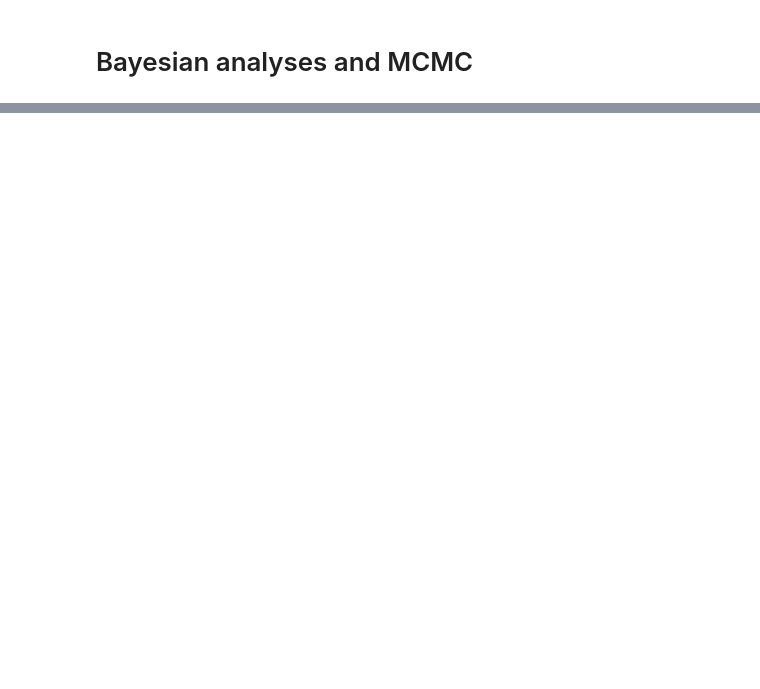
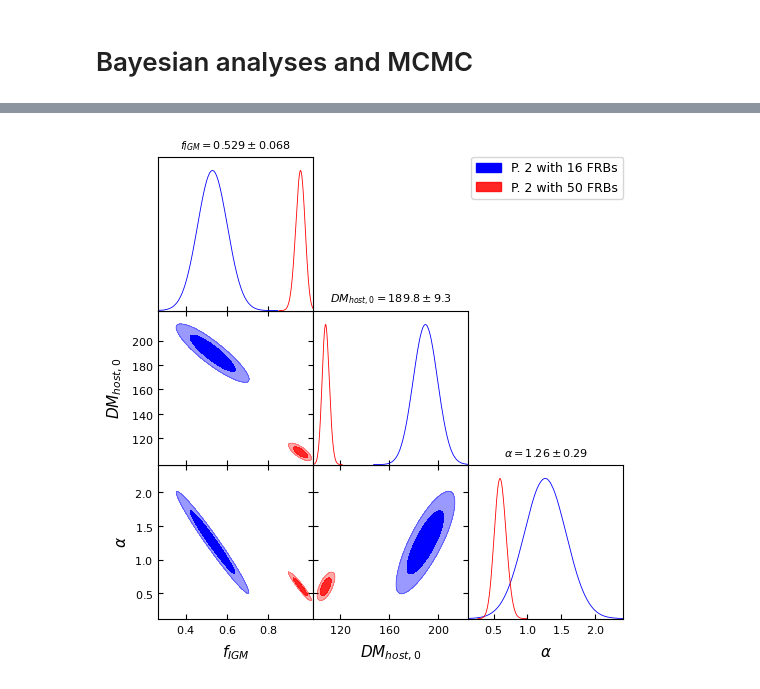
Before and after one commit to lazarolima/cosmology_reconstruction-_frb, a Jupyter notebook: 52frbs_bingo.ipynb, the cells around one changed output, grey strips where cells are left out. Saved outputs shown, nothing was run; the diff lists cells and outputs as text; code cells hidden in the pictures; blank space fills up the shorter version.

```diff
--- a/52frbs_bingo.ipynb
+++ b/52frbs_bingo.ipynb
@@ -231,0 +269,3 @@ plt.ylim(ymin=600, ymax=1500)
+# %%
+result2_50 = sampler_p2_50.run(min_num_live_points=400)
+sampler_p2_50.print_results()
@@ -231,0 +442,12 @@ plt.ylim(ymin=600, ymax=1500)
+# %%
+# Plotando os Triangle plots
+g = plots.get_subplot_plotter()
+mcsamples2_16.updateSettings({'smooth_scale_2D': 0.9, 'smooth_scale_1D': 0.9})
+mcsamples2_50.updateSettings({'smooth_scale_2D': 0.9, 'smooth_scale_1D': 0.9})
+g.settings.num_plot_contours = 2
+g.triangle_plot([mcsamples2_16, mcsamples2_50], filled=True, contour_colors=['blue', 'red'],
+                legend_labels=['P. 2 with 16 FRBs', 'P. 2 with 50 FRBs'],
+                title_limit=1)
+g.export('Figuras/H_p2.png', dpi=600)
+# %% [output]
+[figure, added]
```
Also changed, not shown: parts of 37 cells of this notebook, 10 other files.
